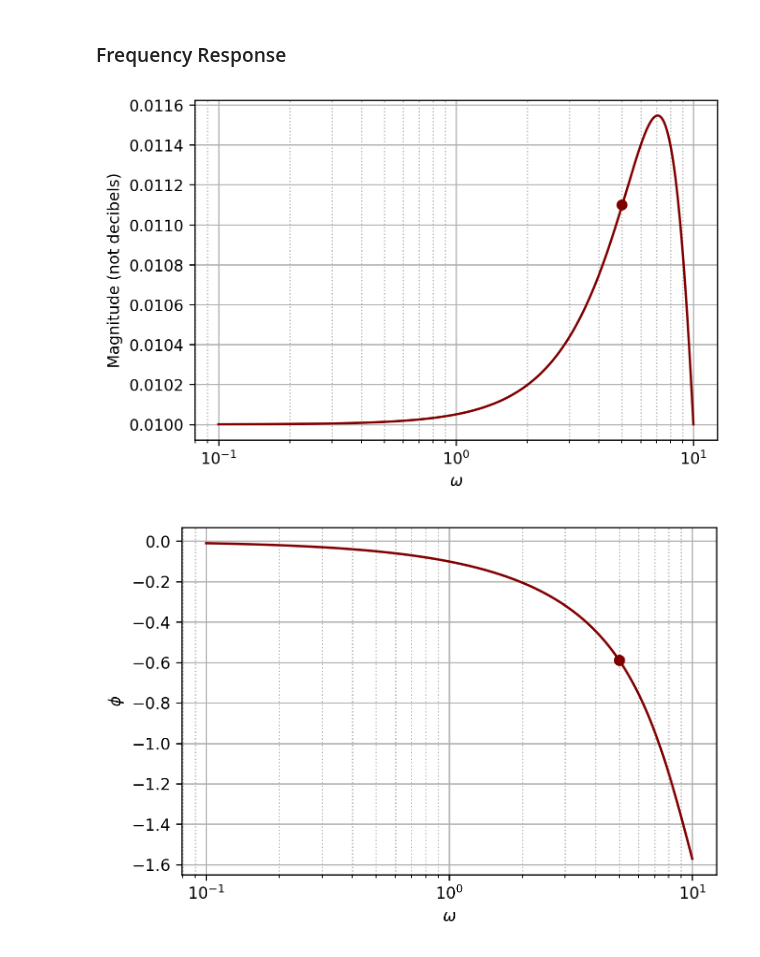
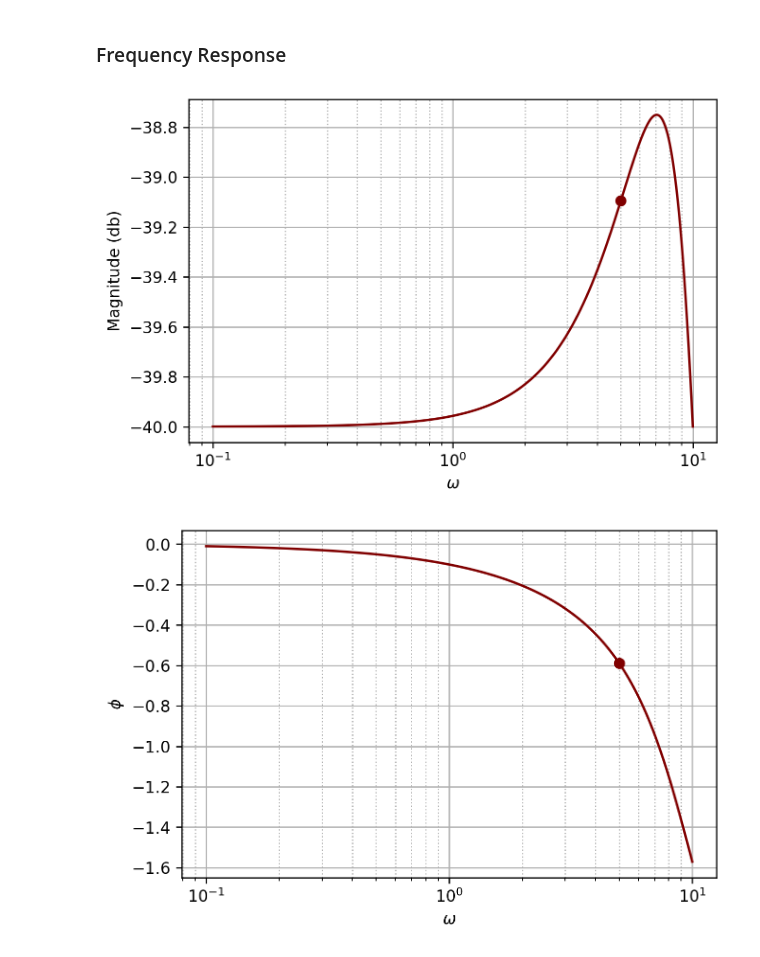
Before and after one commit to gabemorris12/Homework, a Jupyter notebook: Vibrations and Controls Homework 6.ipynb, the cells around one changed output. Drawn from its saved outputs; the diff is of its cells as text; code cells hidden in the pictures.

```diff
--- a/Vibrations and Controls Homework 6.ipynb
+++ b/Vibrations and Controls Homework 6.ipynb
@@ -162,17 +162,18 @@ plt.show()
 # %%
 # Plotting the magnitude response
 omega_ = np.linspace(0.1, 10, 1000)
 c_nums = 1/((1j*omega_)**2 + 10*1j*omega_ + 100)
 
+M = np.abs(c_nums)
 plt.xscale('log')
-plt.plot(omega_, np.abs(c_nums))
-plt.scatter(5, 0.0111, zorder=2)
+plt.plot(omega_, 20*np.log10(M))
+plt.scatter(5, 20*np.log10(0.0111), zorder=2)
 plt.xlabel(r'$\omega$')
-plt.ylabel(r'Magnitude (not decibels)')
+plt.ylabel(r'Magnitude (db)')
 plt.grid(which='minor', ls=':')
 plt.show()
 # %% [output]
-[figure, old version]
+[figure, new version]
 # %%
 # Plotting the phase response
 plt.xscale('log')
```
Also changed, not shown: parts of 1 cell of this notebook, 1 other file.
